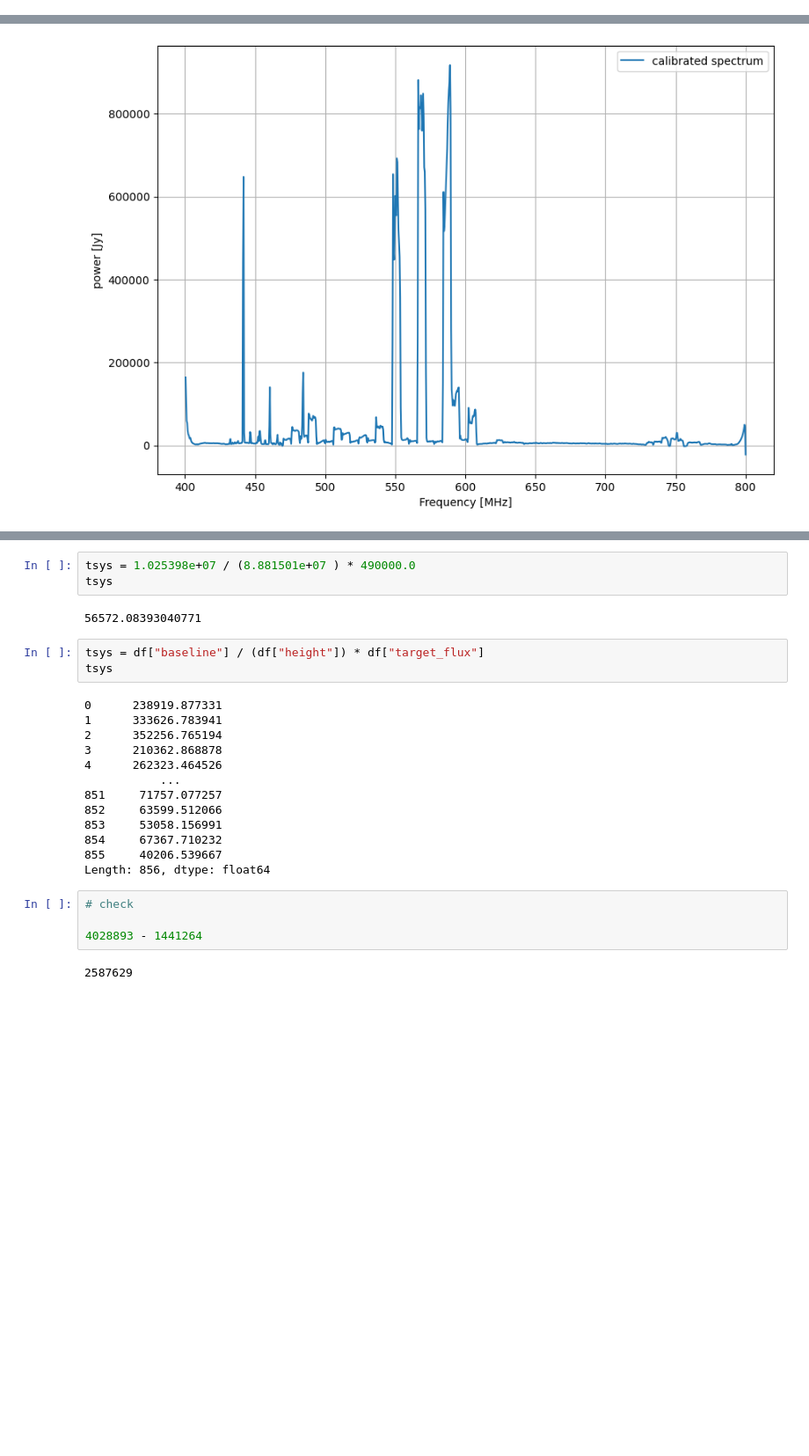
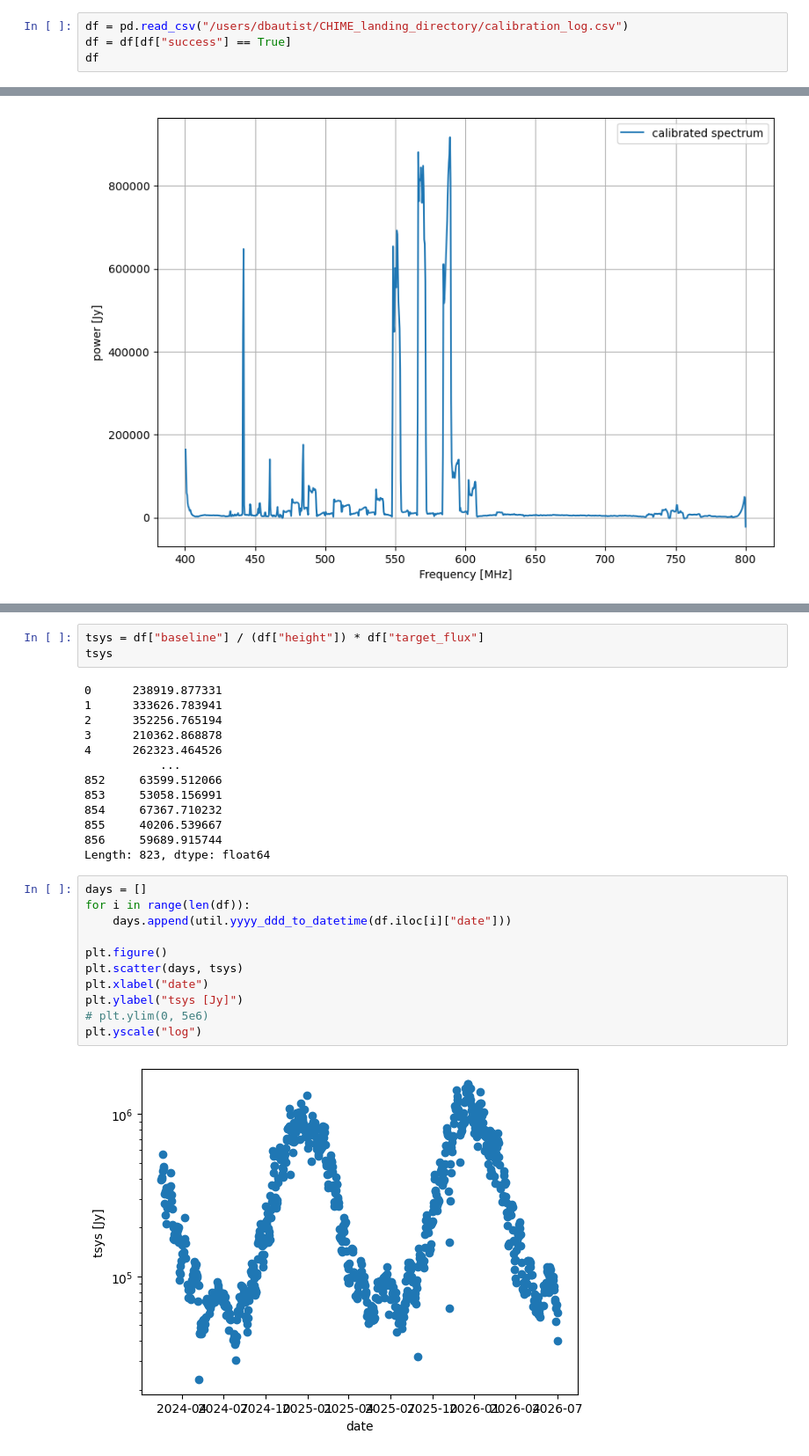
Before and after one commit to dbautista98/chime-reduction, a Jupyter notebook: notebooks/clean_spectrum.ipynb, the cells around one changed output, grey strips where cells are left out. Shown at 88% size. Saved outputs shown, nothing was run; the diff lists cells and outputs as text; blank space fills up the shorter version.

```diff
--- a/notebooks/clean_spectrum.ipynb
+++ b/notebooks/clean_spectrum.ipynb
@@ -322,0 +374,4 @@ def usual_calibration(on, off, gain):
+# %%
+df = pd.read_csv("/users/dbautist/CHIME_landing_directory/calibration_log.csv")
+df = df[df["success"] == True]
+df
@@ -366,8 +419,3 @@ df[df["date"] == "2025_211"]
-# %%
-tsys = 1.025398e+07 / (8.881501e+07	) * 490000.0
-tsys
-# %% [output]
-56572.08393040771
 # %%
 tsys = df["baseline"] / (df["height"]) * df["target_flux"]
 tsys
@@ -378,15 +426,22 @@ tsys
 3      210362.868878
 4      262323.464526
            ...
-851     71757.077257
 852     63599.512066
 853     53058.156991
 854     67367.710232
 855     40206.539667
-Length: 856, dtype: float64
+856     59689.915744
+Length: 823, dtype: float64
-# %%
-# check
-
-4028893 - 1441264
-# %% [output]
-2587629
+# %%
+days = []
+for i in range(len(df)):
+    days.append(util.yyyy_ddd_to_datetime(df.iloc[i]["date"]))
+
+plt.figure()
+plt.scatter(days, tsys)
+plt.xlabel("date")
+plt.ylabel("tsys [Jy]")
+# plt.ylim(0, 5e6)
+plt.yscale("log")
+# %% [output]
+[figure, added]
```
Also changed, not shown: parts of 9 cells of this notebook.
